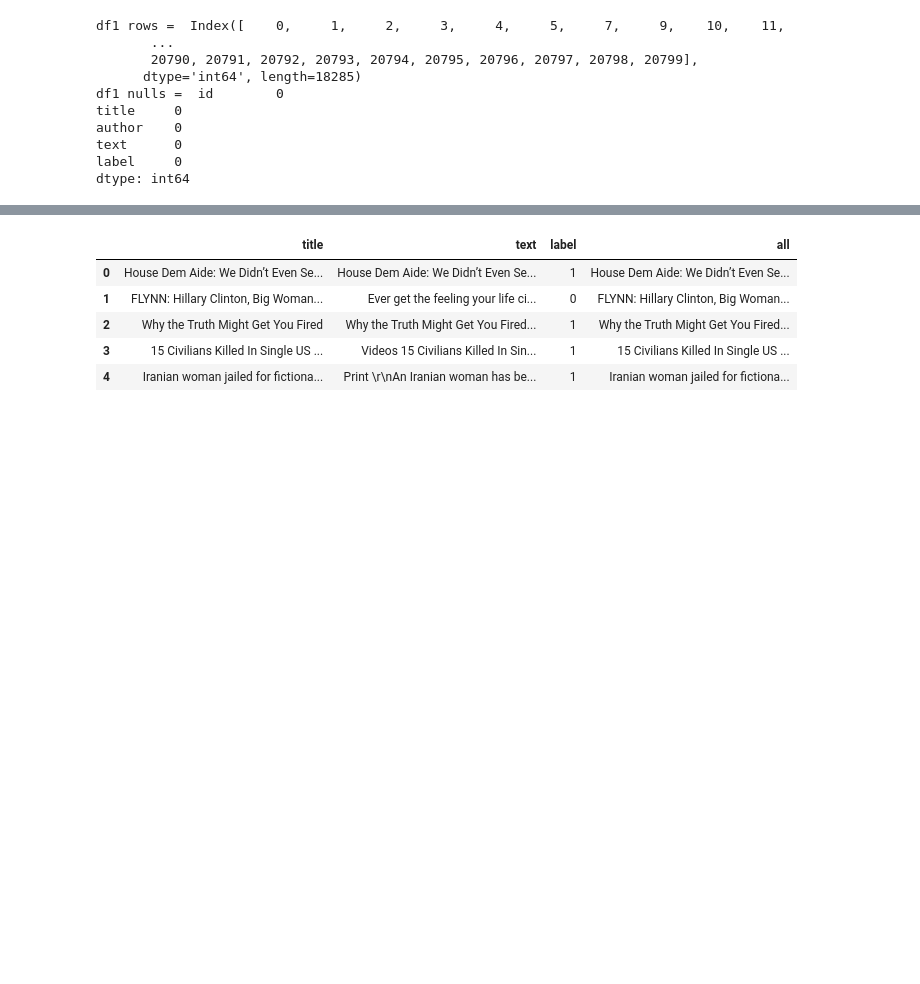
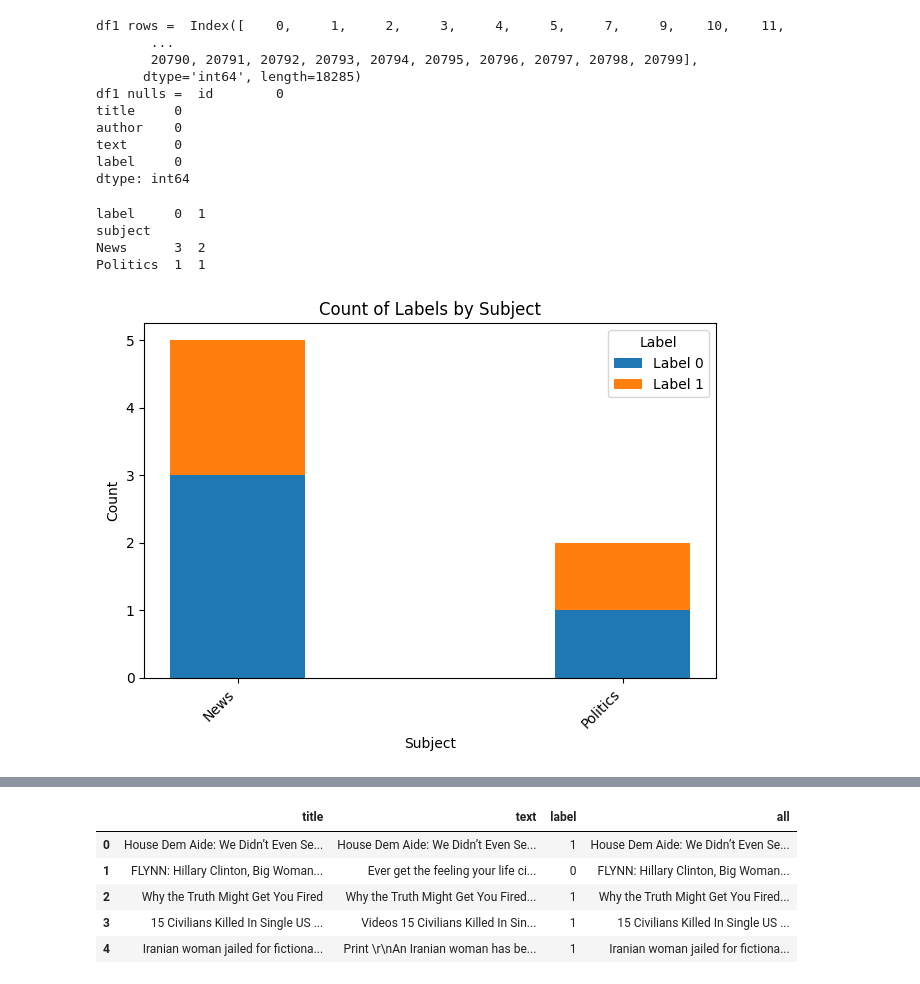
Before and after one commit to landergerotto/FakeNewsPredict, a Jupyter notebook: main.ipynb, the cells around one changed output, grey strips where cells are left out. Cells and saved outputs as stored; diff of their text form; code cells hidden in the pictures; blank space fills up the shorter version.

```diff
--- a/main.ipynb
+++ b/main.ipynb
@@ -192,3 +168,55 @@ author    0
 text      0
 label     0
 dtype: int64
+# %%
+# Anolise exploratoria - test de alg 1
+
+data = {
+    'title': ["Donald Trump Sends Out Embarrassing New Year’...",
+              "Drunk Bragging Trump Staffer Started Russian ...",
+              "Sheriff David Clarke Becomes An Internet Joke...",
+              "Trump Is So Obsessed He Even Has Obama’s Name...",
+              "Pope Francis Just Called Out Donald Trump Dur...",
+              "Another Article Title", "Yet Another Title"],
+    'text': ["Donald Trump just couldn t wish all Americans ...",
+             "House Intelligence Committee Chairman Devin Nu...",
+             "On Friday, it was revealed that former Milwauk...",
+             "On Christmas day, Donald Trump announced that ...",
+             "Pope Francis used his annual Christmas Day mes...",
+             "Some Text Here", "More Text Here"],
+    'subject': ["News", "News", "News", "News", "News", "Politics", "Politics"],
+    'date': ["December 31, 2017", "December 31, 2017", "December 30, 2017", "December 29, 2017", "December 25, 2017",
+             "January 1, 2018", "January 2, 2018"],
+    'label': [0, 0, 0, 1, 1, 1, 0]
+}
+
+df = pd.DataFrame(data)
+
+# Grouping by subject and label, then getting the count
+grouped = df.groupby(['subject', 'label']).size().unstack(fill_value=0)
+
+print(grouped)
+
+# Plotting
+fig, ax = plt.subplots()
+x = np.arange(len(grouped.index))
+width = 0.35
+
+ax.bar(x, grouped[0], width, label='Label 0')
+ax.bar(x, grouped[1], width, bottom=grouped[0], label='Label 1')
+
+ax.set_title('Count of Labels by Subject')
+ax.set_xlabel('Subject')
+ax.set_ylabel('Count')
+ax.set_xticks(x)
+ax.set_xticklabels(grouped.index, rotation=45, ha='right')
+ax.legend(title='Label')
+
+plt.tight_layout()
+plt.show()
+# %% [output]
+label     0  1
+subject
+News      3  2
+Politics  1  1
+[figure, added]
```
Also changed, not shown: parts of 9 cells of this notebook, 1 other file.
